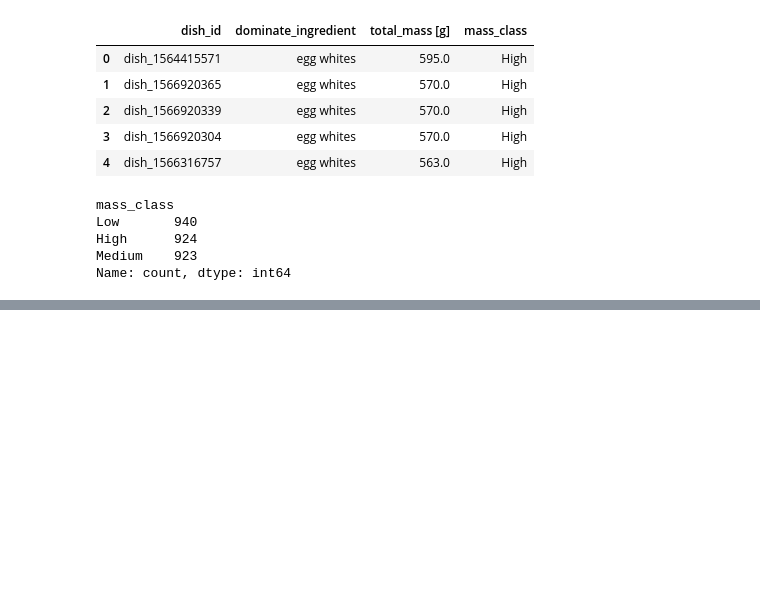
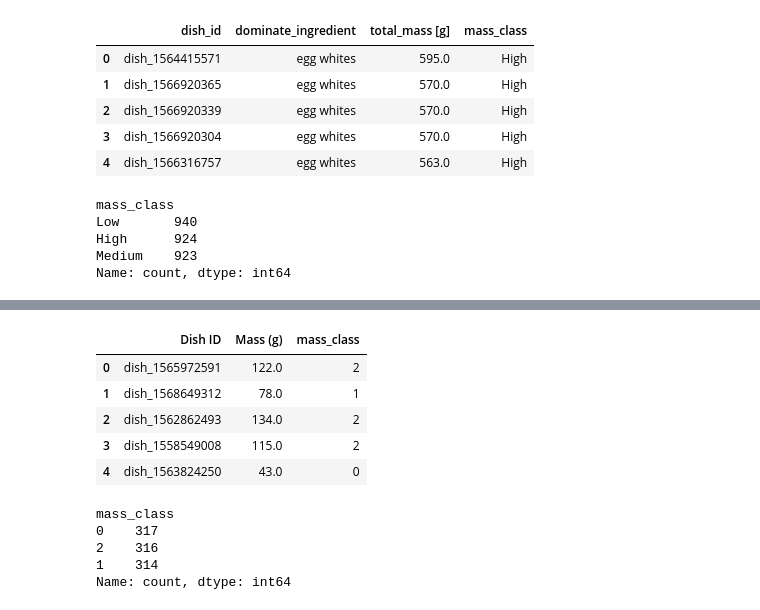
Before and after one commit to RotemGeva226/GlycemicLoad, a Jupyter notebook: Portions Estimation/notebooks/data_preprocessing.ipynb, the cells around one changed output, grey strips where cells are left out. Cells and saved outputs as stored; diff of their text form; code cells hidden in the pictures; blank space fills up the shorter version.

```diff
--- a/Portions Estimation/notebooks/data_preprocessing.ipynb
+++ b/Portions Estimation/notebooks/data_preprocessing.ipynb
@@ -140,0 +156,20 @@ Name: count, dtype: int64
+# %%
+# Split data into 3 groups according to mass
+df['mass_class'] = pd.qcut(df['Mass (g)'], q=3, labels=['0', '1', '2'])
+df.to_csv('processed_single_ingr_portions_classification.csv', index=False)
+df.head()
+# %% [output]
+|  | Dish ID | Mass (g) | mass_class |
+| 0 | dish_1565972591 | 122.0 | 2 |
+| 1 | dish_1568649312 | 78.0 | 1 |
+| 2 | dish_1562862493 | 134.0 | 2 |
+| 3 | dish_1558549008 | 115.0 | 2 |
+| 4 | dish_1563824250 | 43.0 | 0 |
+# %%
+df['mass_class'].value_counts()
+# %% [output]
+mass_class
+0    317
+2    316
+1    314
+Name: count, dtype: int64
```
Also changed, not shown: parts of 3 cells of this notebook.
